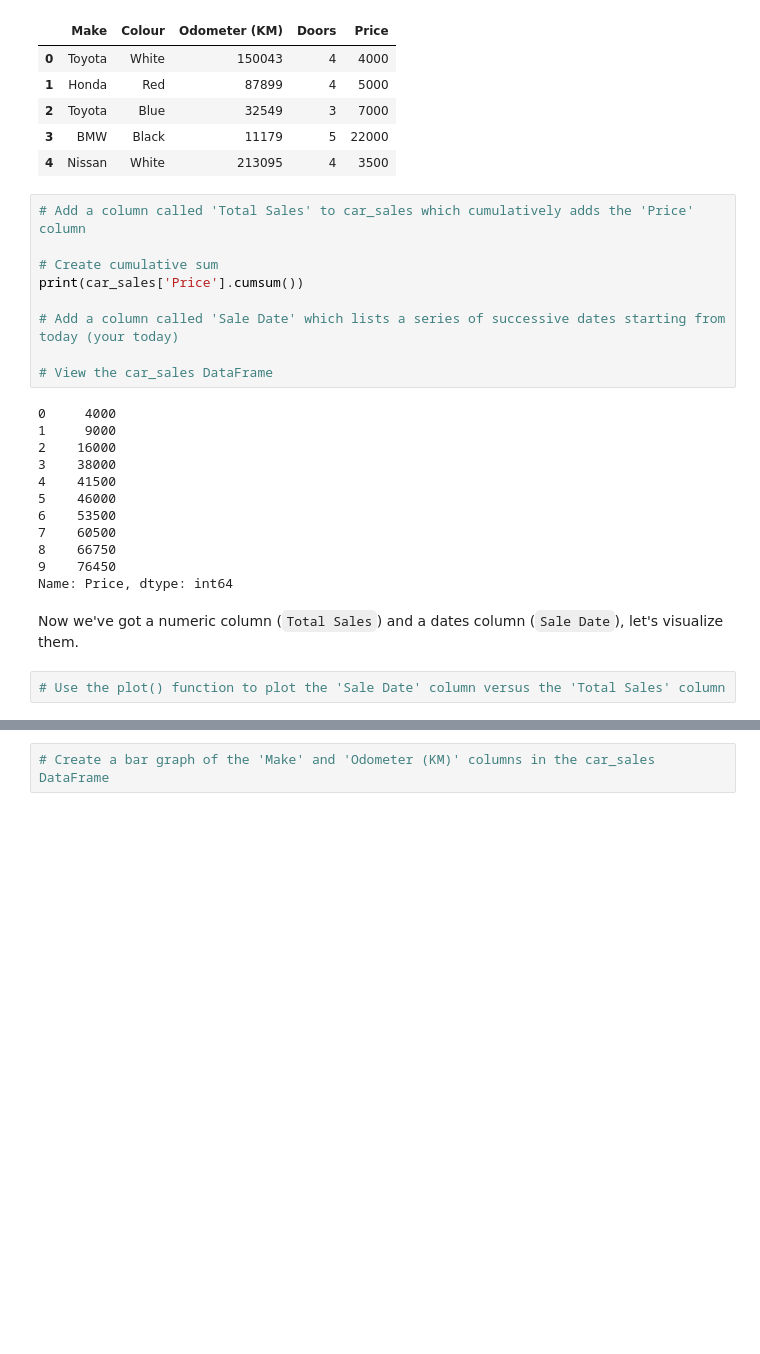
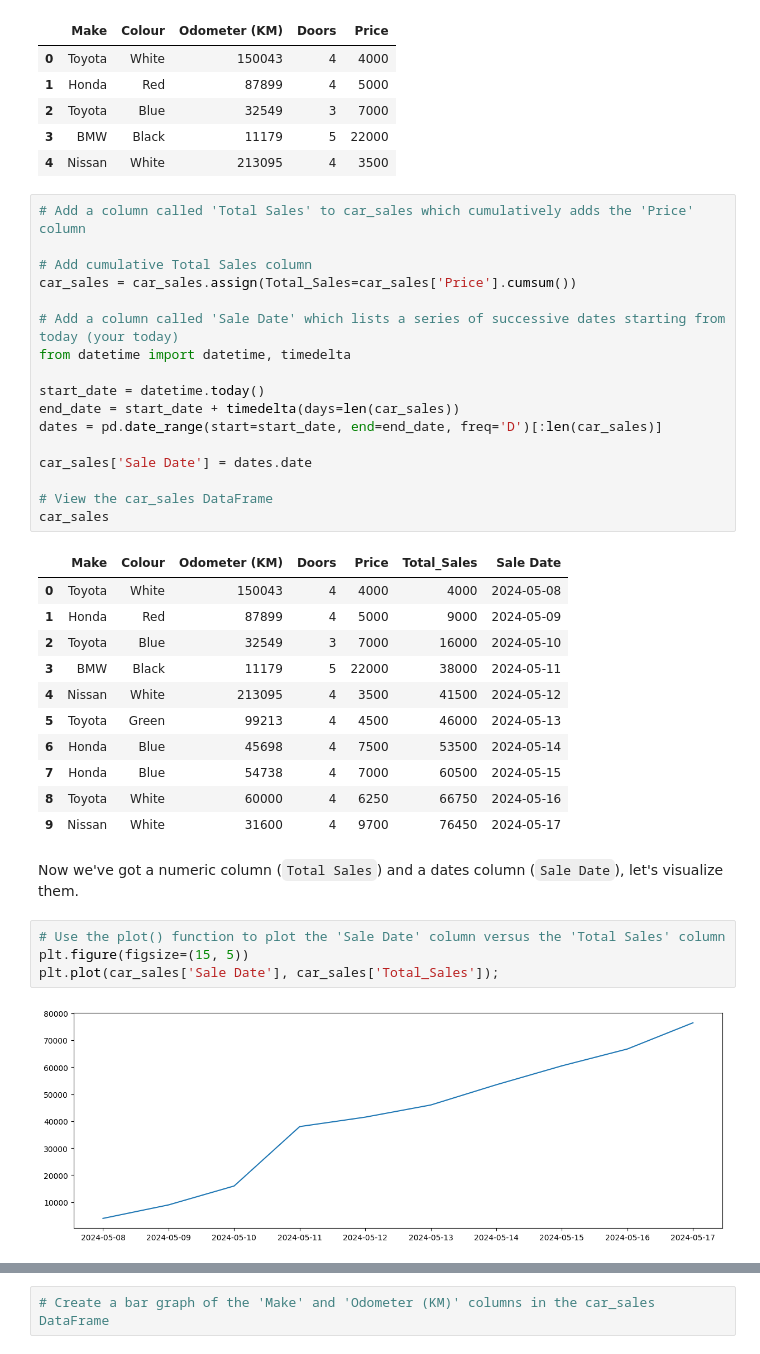
Before and after one commit to BrennZA/ZTM-ML, a Jupyter notebook: matplotlib-exercises.ipynb, the cells around one changed output, grey strips where cells are left out. Cells and saved outputs as stored; diff of their text form; blank space fills up the shorter version.

```diff
--- a/matplotlib-exercises.ipynb
+++ b/matplotlib-exercises.ipynb
@@ -313,27 +313,39 @@ car_sales.head()
 # %%
 # Add a column called 'Total Sales' to car_sales which cumulatively adds the 'Price' column
 
-# Create cumulative sum
-print(car_sales['Price'].cumsum())
+# Add cumulative Total Sales column
+car_sales = car_sales.assign(Total_Sales=car_sales['Price'].cumsum())
 
 # Add a column called 'Sale Date' which lists a series of successive dates starting from today (your today)
+from datetime import datetime, timedelta
+
+start_date = datetime.today()
+end_date = start_date + timedelta(days=len(car_sales))
+dates = pd.date_range(start=start_date, end=end_date, freq='D')[:len(car_sales)]
+
+car_sales['Sale Date'] = dates.date
 
 # View the car_sales DataFrame
+car_sales
 # %% [output]
-0     4000
-1     9000
-2    16000
-3    38000
-4    41500
-5    46000
-6    53500
-7    60500
-8    66750
-9    76450
-Name: Price, dtype: int64
+|  | Make | Colour | Odometer (KM) | Doors | Price | Total_Sales | Sale Date |
+| 0 | Toyota | White | 150043 | 4 | 4000 | 4000 | 2024-05-08 |
+| 1 | Honda | Red | 87899 | 4 | 5000 | 9000 | 2024-05-09 |
+| 2 | Toyota | Blue | 32549 | 3 | 7000 | 16000 | 2024-05-10 |
+| 3 | BMW | Black | 11179 | 5 | 22000 | 38000 | 2024-05-11 |
+| 4 | Nissan | White | 213095 | 4 | 3500 | 41500 | 2024-05-12 |
+| 5 | Toyota | Green | 99213 | 4 | 4500 | 46000 | 2024-05-13 |
+| 6 | Honda | Blue | 45698 | 4 | 7500 | 53500 | 2024-05-14 |
+| 7 | Honda | Blue | 54738 | 4 | 7000 | 60500 | 2024-05-15 |
+| 8 | Toyota | White | 60000 | 4 | 6250 | 66750 | 2024-05-16 |
+| 9 | Nissan | White | 31600 | 4 | 9700 | 76450 | 2024-05-17 |
 # %% [markdown]
 Now we've got a numeric column (`Total Sales`) and a dates column (`Sale Date`), let's visualize them.
 # %%
 # Use the plot() function to plot the 'Sale Date' column versus the 'Total Sales' column
+plt.figure(figsize=(15, 5))
+plt.plot(car_sales['Sale Date'], car_sales['Total_Sales']);
+# %% [output]
+[figure, added]
 # %%
 # Convert the 'Price' column to the integers
```
Also changed, not shown: parts of 6 cells of this notebook.
